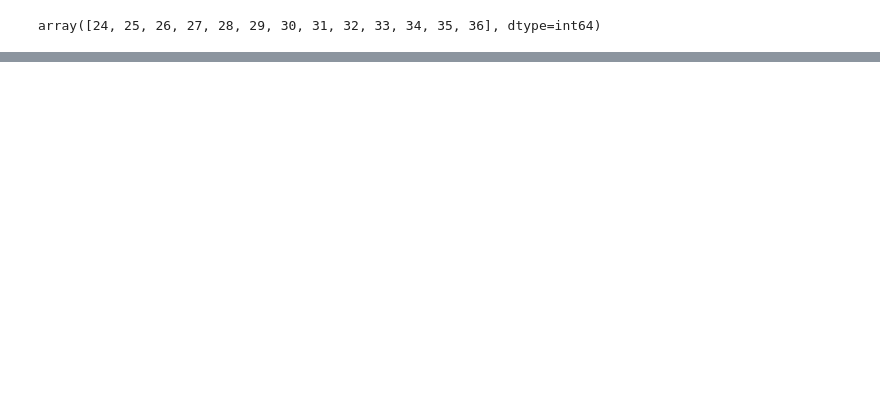
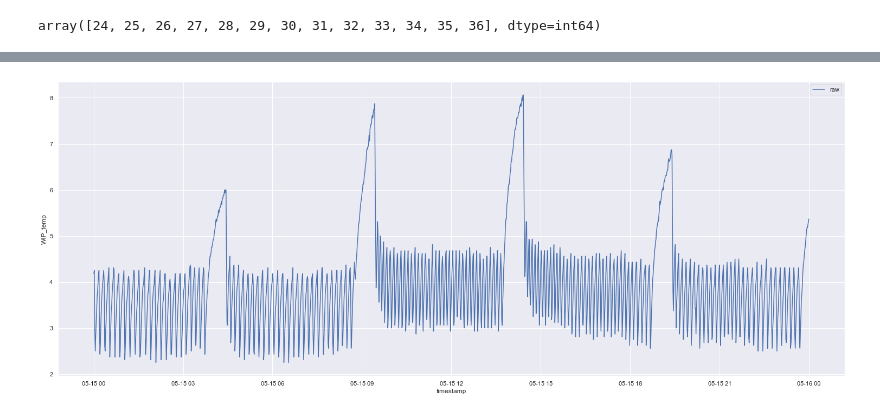
Before and after one commit to cnrd-dev/cheese-factory, a Jupyter notebook: notebooks/data-etl.ipynb, the cells around one changed output, grey strips where cells are left out. Cells and saved outputs as stored; diff of their text form; code cells hidden in the pictures; blank space fills up the shorter version.

```diff
--- a/notebooks/data-etl.ipynb
+++ b/notebooks/data-etl.ipynb
@@ -90,0 +247,5 @@ df_sensor.plot();
+# %%
+filter_raw = (dfp.index > '2021-05-15') & (dfp.index < '2021-05-16')
+sns.lineplot(x=dfp.index[filter_raw], y="WIP_temp", data=dfp[filter_raw], label="raw");
+# %% [output]
+[figure, added]
```
Also changed, not shown: parts of 46 cells of this notebook, 11 other files.
